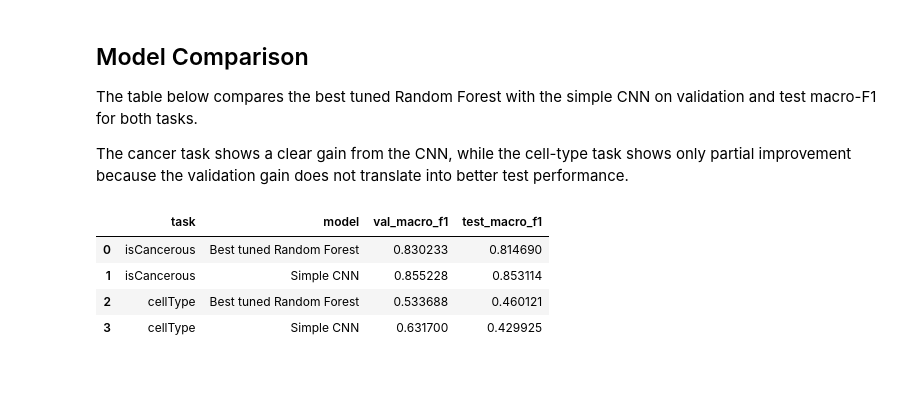
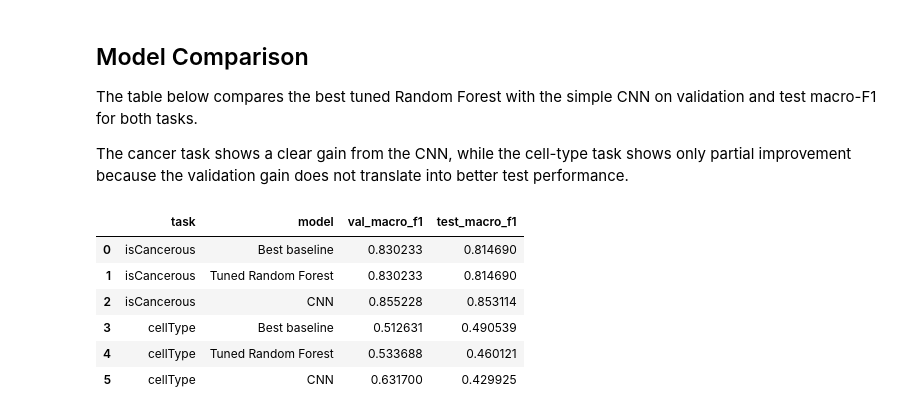
Before and after one commit to theaussiepie/Conformal-Prediction-with-ML-Workflow, a Jupyter notebook: workflow.ipynb, the cells around one changed output. Saved outputs shown, nothing was run; the diff lists cells and outputs as text; code cells hidden in the pictures; blank space fills up the shorter version.

```diff
--- a/workflow.ipynb
+++ b/workflow.ipynb
@@ -1331,38 +1374,68 @@ The table below compares the best tuned Random Forest with the simple CNN on val
 
 The cancer task shows a clear gain from the CNN, while the cell-type task shows only partial improvement because the validation gain does not translate into better test performance.
 # %%
-comparison_df = pd.DataFrame([
-    {
-        "task": "isCancerous",
-        "model": "Best tuned Random Forest",
-        "val_macro_f1": 0.830233,
-        "test_macro_f1": 0.814690
-    },
-    {
-        "task": "isCancerous",
-        "model": "Simple CNN",
-        "val_macro_f1": cnn_cancer_results.loc[cnn_cancer_results["split"] == "val", "macro_f1"].values[0],
-        "test_macro_f1": cnn_cancer_results.loc[cnn_cancer_results["split"] == "test", "macro_f1"].values[0]
-    },
-    {
-        "task": "cellType",
-        "model": "Best tuned Random Forest",
-        "val_macro_f1": 0.533688,
-        "test_macro_f1": 0.460121
-    },
-    {
-        "task": "cellType",
-        "model": "Simple CNN",
-        "val_macro_f1": cnn_cell_results.loc[cnn_cell_results["split"] == "val", "macro_f1"].values[0],
-        "test_macro_f1": cnn_cell_results.loc[cnn_cell_results["split"] == "test", "macro_f1"].values[0]
-    }
-])
+comparison_rows = []
 
+# Best baseline cancer
+best_baseline_cancer = cancer_results_df[cancer_results_df["split"].isin(["val", "test"])] \
+    .pivot_table(index="model", columns="split", values="macro_f1") \
+    .sort_values("val", ascending=False).iloc[0]
+
+comparison_rows.append({
+    "task": "isCancerous",
+    "model": "Best baseline",
+    "val_macro_f1": best_baseline_cancer["val"],
+    "test_macro_f1": best_baseline_cancer["test"]
+})
+
+comparison_rows.append({
+    "task": "isCancerous",
+    "model": "Tuned Random Forest",
+    "val_macro_f1": rf_cancer_results_df.iloc[0]["val_macro_f1"],
+    "test_macro_f1": rf_cancer_results_df.iloc[0]["test_macro_f1"]
+})
+
+comparison_rows.append({
+    "task": "isCancerous",
+    "model": "CNN",
+    "val_macro_f1": cnn_cancer_results[cnn_cancer_results["split"] == "val"]["macro_f1"].iloc[0],
+    "test_macro_f1": cnn_cancer_results[cnn_cancer_results["split"] == "test"]["macro_f1"].iloc[0]
+})
+
+# Best baseline cell
+best_baseline_cell = cell_results_df[cell_results_df["split"].isin(["val", "test"])] \
+    .pivot_table(index="model", columns="split", values="macro_f1") \
+    .sort_values("val", ascending=False).iloc[0]
+
+comparison_rows.append({
+    "task": "cellType",
+    "model": "Best baseline",
+    "val_macro_f1": best_baseline_cell["val"],
+    "test_macro_f1": best_baseline_cell["test"]
+})
+
+comparison_rows.append({
+    "task": "cellType",
+    "model": "Tuned Random Forest",
+    "val_macro_f1": rf_cell_results_df.iloc[0]["val_macro_f1"],
+    "test_macro_f1": rf_cell_results_df.iloc[0]["test_macro_f1"]
+})
+
+comparison_rows.append({
+    "task": "cellType",
+    "model": "CNN",
+    "val_macro_f1": cnn_cell_results[cnn_cell_results["split"] == "val"]["macro_f1"].iloc[0],
+    "test_macro_f1": cnn_cell_results[cnn_cell_results["split"] == "test"]["macro_f1"].iloc[0]
+})
+
+comparison_df = pd.DataFrame(comparison_rows)
 comparison_df
 # %% [output]
 |  | task | model | val_macro_f1 | test_macro_f1 |
-| 0 | isCancerous | Best tuned Random Forest | 0.830233 | 0.814690 |
-| 1 | isCancerous | Simple CNN | 0.855228 | 0.853114 |
-| 2 | cellType | Best tuned Random Forest | 0.533688 | 0.460121 |
-| 3 | cellType | Simple CNN | 0.631700 | 0.429925 |
+| 0 | isCancerous | Best baseline | 0.830233 | 0.814690 |
+| 1 | isCancerous | Tuned Random Forest | 0.830233 | 0.814690 |
+| 2 | isCancerous | CNN | 0.855228 | 0.853114 |
+| 3 | cellType | Best baseline | 0.512631 | 0.490539 |
+| 4 | cellType | Tuned Random Forest | 0.533688 | 0.460121 |
+| 5 | cellType | CNN | 0.631700 | 0.429925 |
 # %% [markdown]
```
Also changed, not shown: parts of 9 cells of this notebook.
